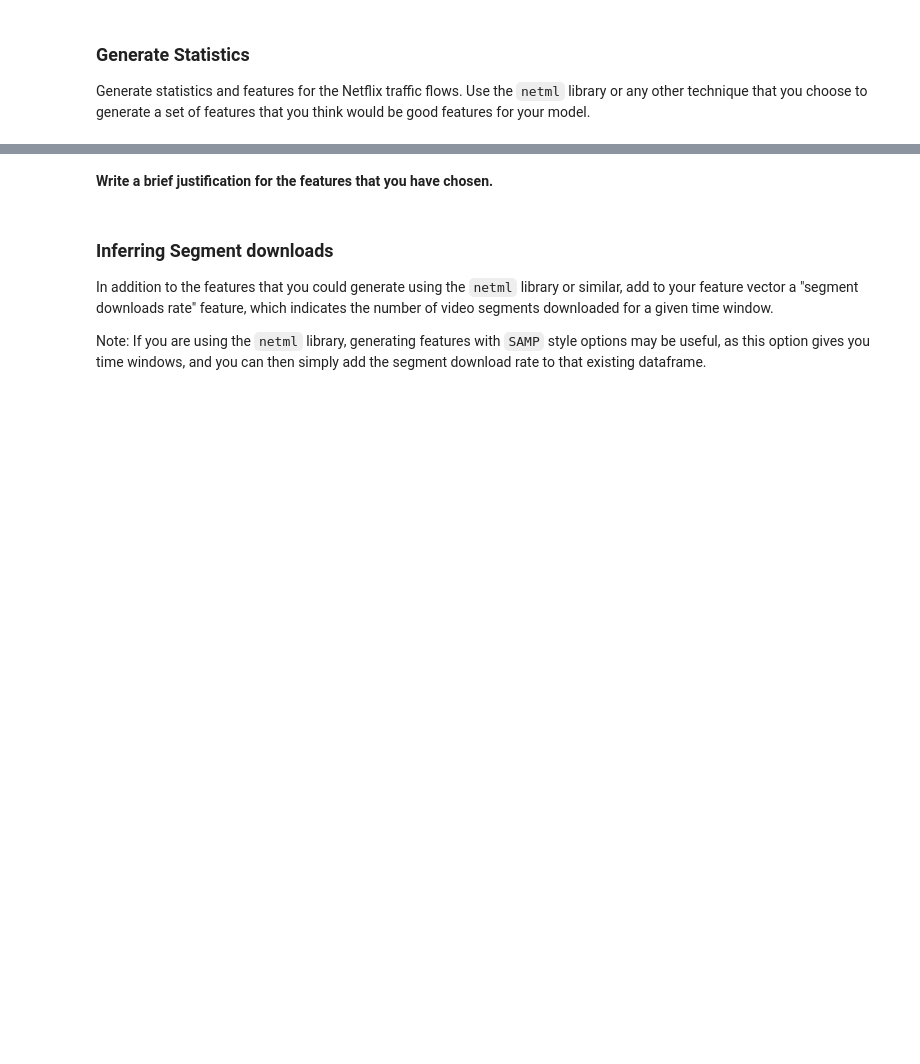
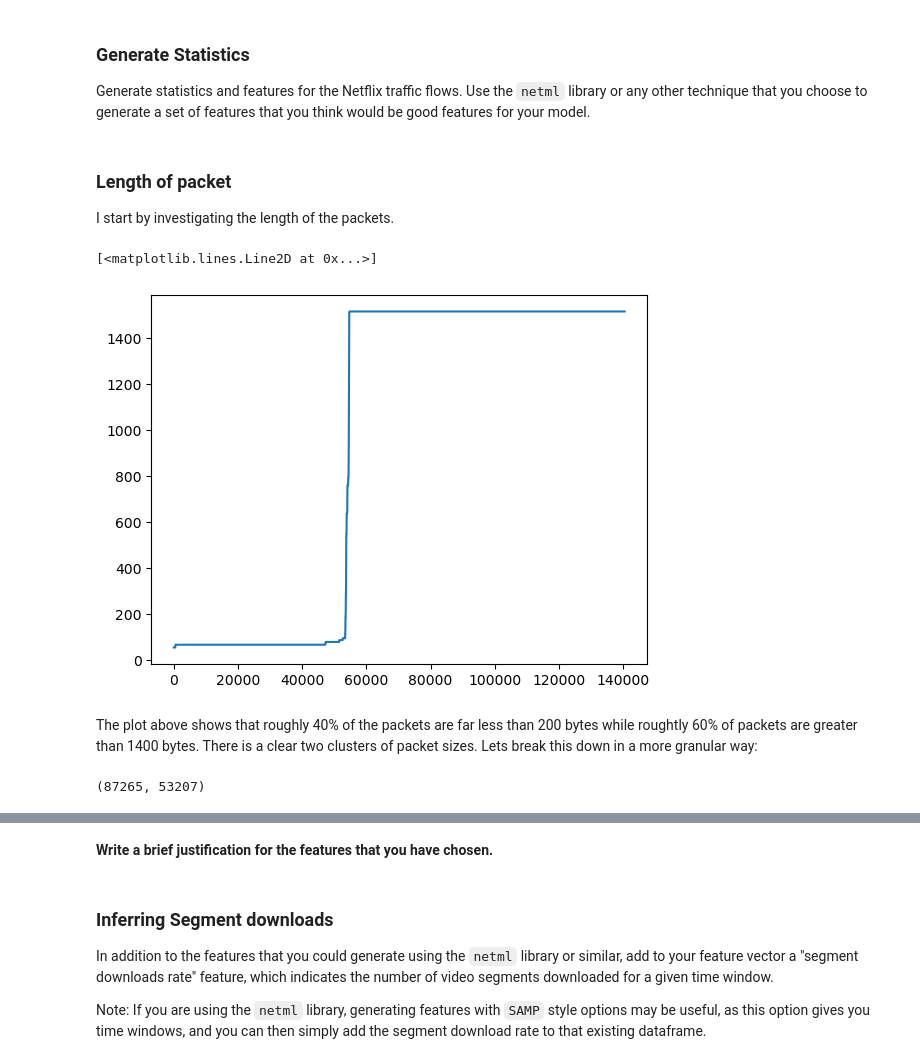
Before and after one commit to noise-course/video-quality-of-experience-zroe1, a Jupyter notebook: 1-Video-Quality-Inference.ipynb, the cells around one changed output, grey strips where cells are left out. Saved outputs shown, nothing was run; the diff lists cells and outputs as text; code cells hidden in the pictures; blank space fills up the shorter version.

Commit message:
packet lenght analysis

```diff
--- a/1-Video-Quality-Inference.ipynb
+++ b/1-Video-Quality-Inference.ipynb
@@ -259,3 +259,9 @@ Standard query 0xed3f A www.netflix.com
 Standard query 0xa9b1 A www.netflix.com
 Standard query response 0xed3f A 52.208.128.101
 Standard query response 0xa9b1 A 52.210.133.255
+# %%
+# I used the following claude chat to figure out how to debug a pandas error
+# that I was getting in this cell
+# https://claude.ai/share/04435ca0-3f0f-42d6-8369-a475e37aa8e5
+
+only_netflix = packets[packets["Source"].isin(netflix_ips) | packets["Destination"].isin(netflix_ips)]
@@ -263,3 +278,14 @@ Standard query response 0xa9b1 A 52.210.133.255
 ### Generate Statistics
 
 Generate statistics and features for the Netflix traffic flows. Use the `netml` library or any other technique that you choose to generate a set of features that you think would be good features for your model.
+# %% [markdown]
+### Length of packet
+
+I start by investigating the length of the packets.
+# %%
+plt.plot(sorted(only_netflix['Length'].tolist()))
+# %% [output]
+[<matplotlib.lines.Line2D at 0x...>]
+[figure, added]
+# %% [markdown]
+The plot above shows that roughly 40% of the packets are far less than 200 bytes while roughtly 60% of packets are greater than 1400 bytes. There is a clear two clusters of packet sizes. Lets break this down in a more granular way:
@@ -265,0 +295,4 @@ Generate statistics and features for the Netflix traffic flows. Use the `netml`
+# %%
+len(from_netflix), len(from_us)
+# %% [output]
+(87265, 53207)
```
Also changed, not shown: parts of 4 cells of this notebook.
